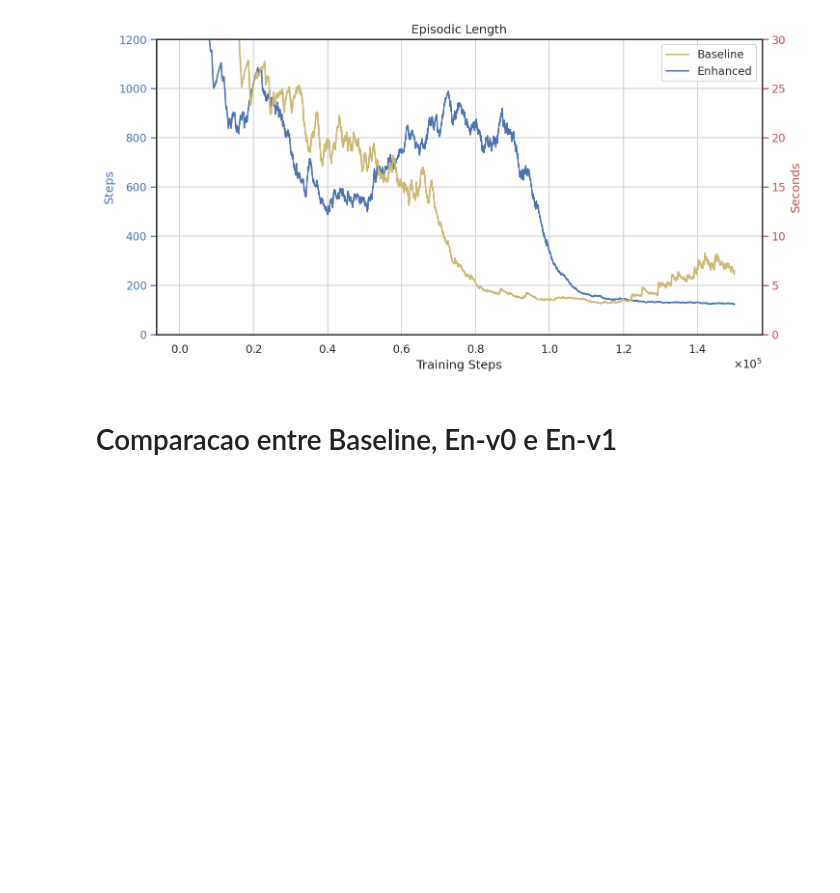
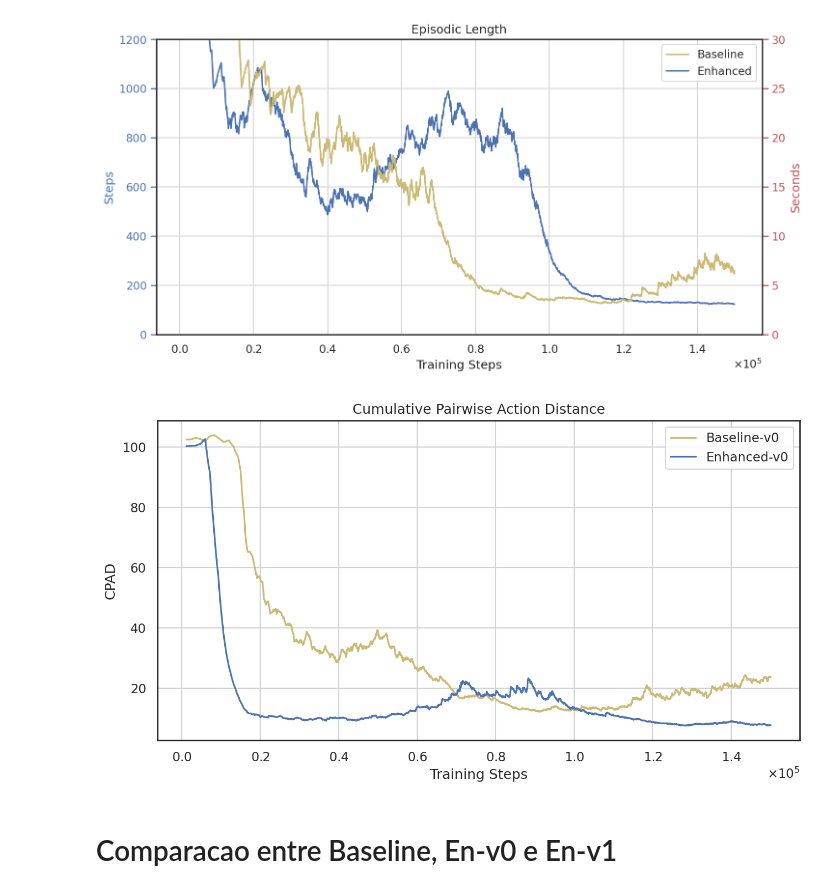
Before and after one commit to goncamateus/Planning-the-path-with-rl, a Jupyter notebook: results_analysis/plots_relatorio.ipynb, the cells around one changed output. Drawn from its saved outputs; the diff is of its cells as text; code cells hidden in the pictures; blank space fills up the shorter version.

```diff
--- a/results_analysis/plots_relatorio.ipynb
+++ b/results_analysis/plots_relatorio.ipynb
@@ -15,6 +15,12 @@ steps_table_0 = get_table(pd.read_csv("steps_0.csv"), steps_0_envs, "steps")
 plot_steps(steps_table_0, steps_0_envs)
 # %% [output]
 [figure]
+# %%
+cpad_0_envs = ["Baseline-v0", "Enhanced-v0"]
+cpad_table_0 = get_table(pd.read_csv("CPAD_0.csv"), cpad_0_envs, "action_var")
+plot_cpad(cpad_table_0, cpad_0_envs, log_scale=False)
+# %% [output]
+[figure, added]
 # %% [markdown]
 # Comparacao entre Baseline, En-v0 e En-v1
 # %% [markdown]
```
Also changed, not shown: parts of 1 cell of this notebook, 2 other files.
